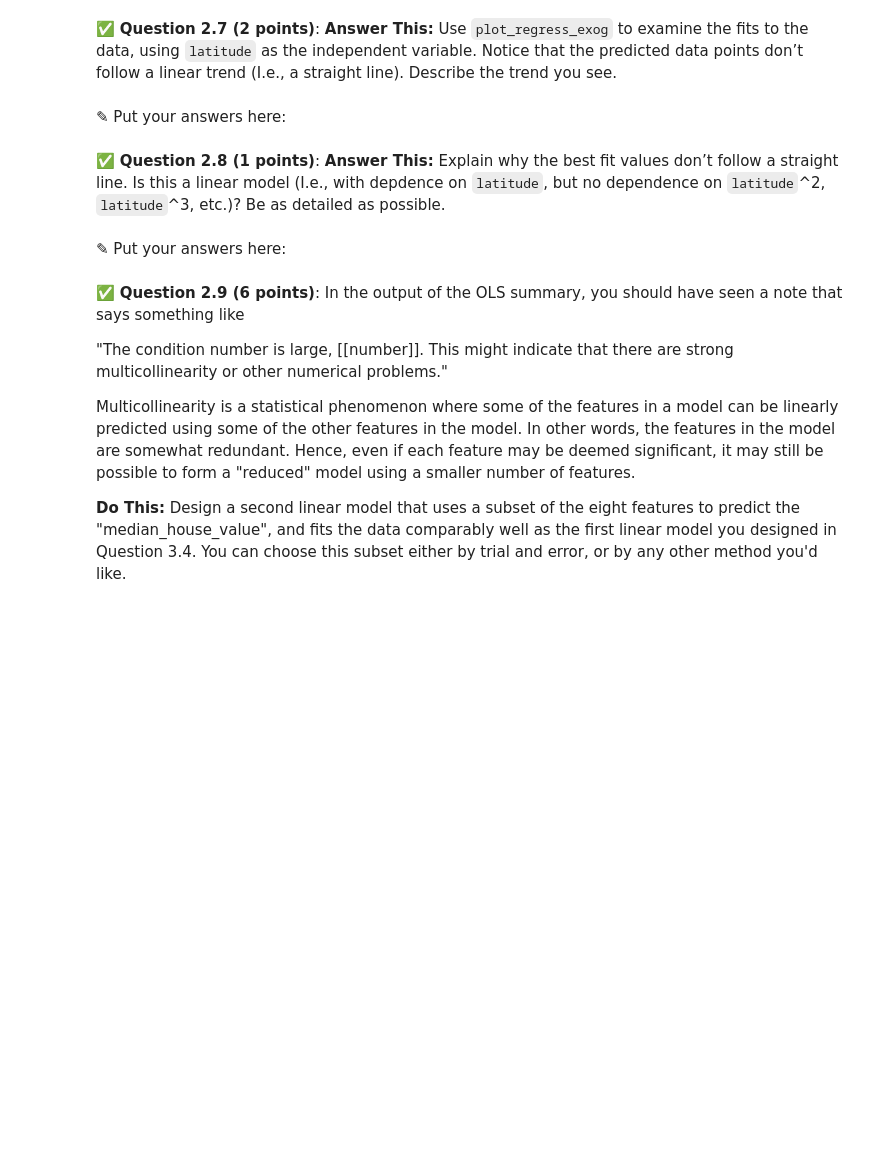
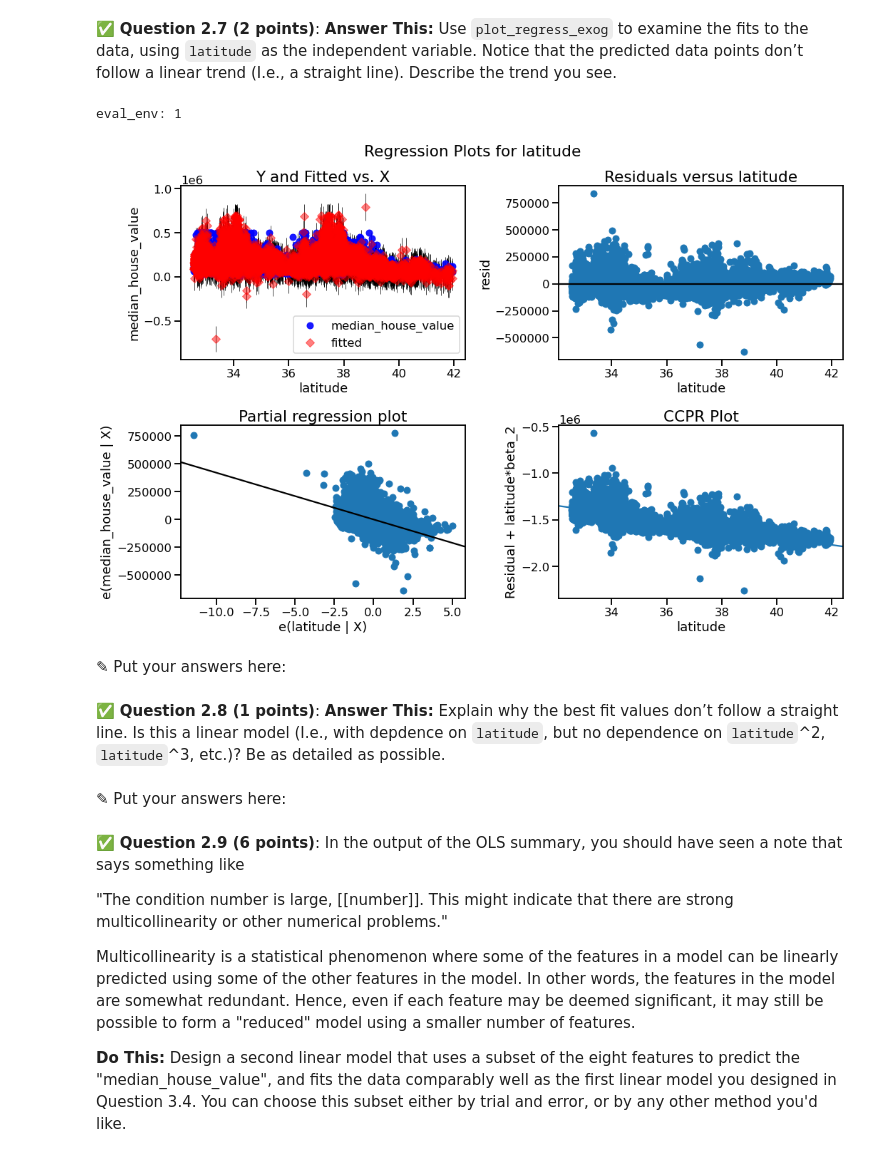
Before and after one commit to soesit/cmse202-f22-turnin, a Jupyter notebook: hw-04/HW-04_Regression-STUDENT.ipynb, the cells around one changed output. Saved outputs shown, nothing was run; the diff lists cells and outputs as text; code cells hidden in the pictures; blank space fills up the shorter version.

```diff
--- a/hw-04/HW-04_Regression-STUDENT.ipynb
+++ b/hw-04/HW-04_Regression-STUDENT.ipynb
@@ -114,3 +126,5 @@ In this part of the homework, you will work with data from the California Housin
 &#9989;  **Question 2.2 (2 points)**: **Do This:** To get started, read in the `housing.csv` dataset into a Pandas DataFrame, and then display some of its rows.
 # %%
 # Put your code here
+housing_df = pd.read_csv('housing.csv')
+housing_df
@@ -120,0 +147,7 @@ In this part of the homework, you will work with data from the California Housin
+# %%
+# Dropping ocean_proximity column
+housing_1 = housing_df.drop(columns=['ocean_proximity'])
+
+# Dropping NaN values
+housing_1 = housing_1.dropna()
+housing_1
@@ -124,0 +188,6 @@ In this part of the homework, you will work with data from the California Housin
+# %%
+x = sm.add_constant(housing_1)
+
+model = sm.OLS(housing_1['median_house_value'], x.drop('median_house_value', axis=1))
+result = model.fit()
+print(result.summary())
@@ -149,3 +241,11 @@ Justify your answers.
+# %%
+# Put your code here
+fig = plt.figure(figsize=(15, 10))
+sm.graphics.plot_regress_exog(result, 'latitude', fig=fig)
+plt.show()
+# %% [output]
+eval_env: 1
+[figure, added]
 # %% [markdown]
 <font size=+3>&#9998;</font> Put your answers here:
 # %% [markdown]
```
Also changed, not shown: parts of 27 cells of this notebook.
